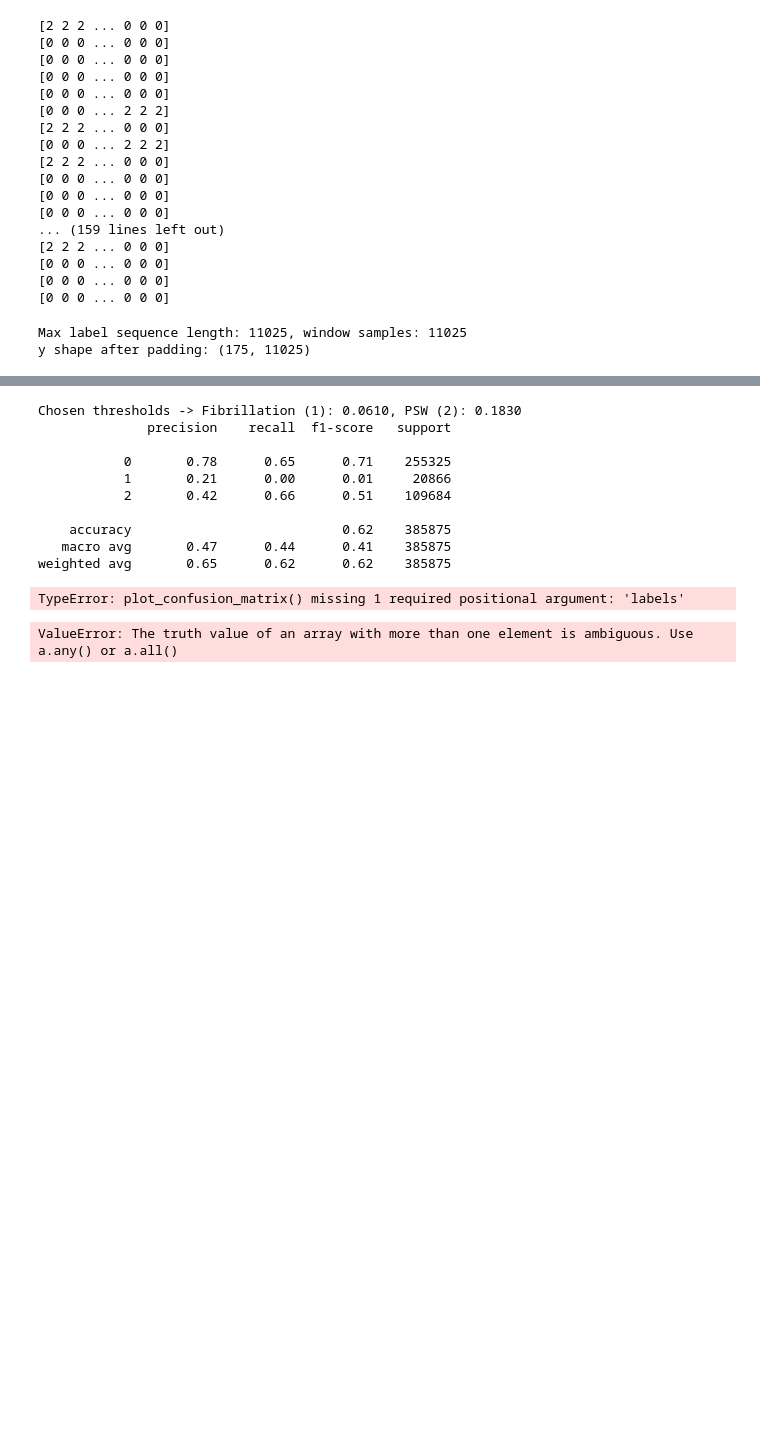
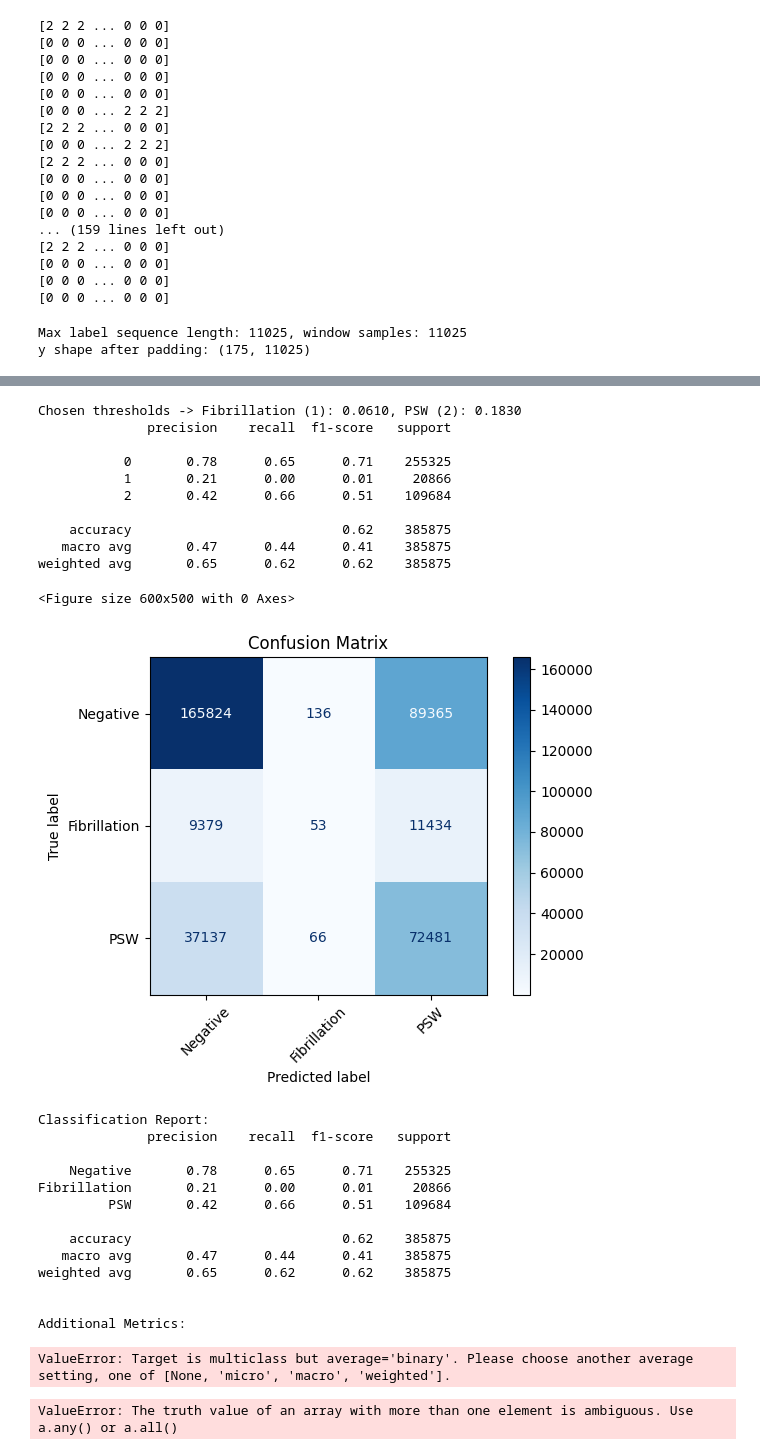
Before and after one commit to joaquin-mari/EMG-Thesis, a Jupyter notebook: models/s2s_multiclass.ipynb, the cells around one changed output, grey strips where cells are left out. Cells and saved outputs as stored; diff of their text form; code cells hidden in the pictures; blank space fills up the shorter version.

```diff
--- a/models/s2s_multiclass.ipynb
+++ b/models/s2s_multiclass.ipynb
@@ -251,8 +251,8 @@ thr = fit_thresholds_one_vs_rest(y_val, y_prob_val, metric="f2", n_steps=1000)
 
 t_fib = thr[1]["t"]
 t_psw = thr[2]["t"]
-t_fib += 0.029
-t_psw += 0.049
+# t_fib += 0.029
+# t_psw += 0.049
 
 # t_fib = max(t_fib, 0.02)
 # t_psw = max(t_psw, 0.08)
@@ -297,34 +297,49 @@ plot_confusion_matrix(
     labels=["Negative", "Fibrillation", "PSW"]
 )
 
 # --- binary score: probability of being positive ---
 y_score_bin = (
     y_prob_test[..., 1] + y_prob_test[..., 2]
 ).reshape(-1)
 
 # --- extended metrics ---
 get_extended_report(
     y_true=y_true_flat,
     y_pred=y_pred_flat,
     y_score=y_score_bin,
     average="binary"
 )
 
 # --- sanity checks ---
 print("GT positive rate:", y_true_flat.mean())
 print("Pred positive rate:", y_pred_flat.mean())
 # %% [output]
 Chosen thresholds -> Fibrillation (1): 0.0610, PSW (2): 0.1830
               precision    recall  f1-score   support
 
            0       0.78      0.65      0.71    255325
            1       0.21      0.00      0.01     20866
            2       0.42      0.66      0.51    109684
 
     accuracy                           0.62    385875
    macro avg       0.47      0.44      0.41    385875
 weighted avg       0.65      0.62      0.62    385875
-TypeError: plot_confusion_matrix() missing 1 required positional argument: 'labels'
+<Figure size 600x500 with 0 Axes>
+[figure, added]
+Classification Report:
+              precision    recall  f1-score   support
+
+    Negative       0.78      0.65      0.71    255325
+Fibrillation       0.21      0.00      0.01     20866
+         PSW       0.42      0.66      0.51    109684
+
+    accuracy                           0.62    385875
+   macro avg       0.47      0.44      0.41    385875
+weighted avg       0.65      0.62      0.62    385875
+
+
+Additional Metrics:
+ValueError: Target is multiclass but average='binary'. Please choose another average setting, one of [None, 'micro', 'macro', 'weighted'].
 # %%
 import numpy as np
 from scipy.ndimage import label
```
Also changed, not shown: 47 other files.
